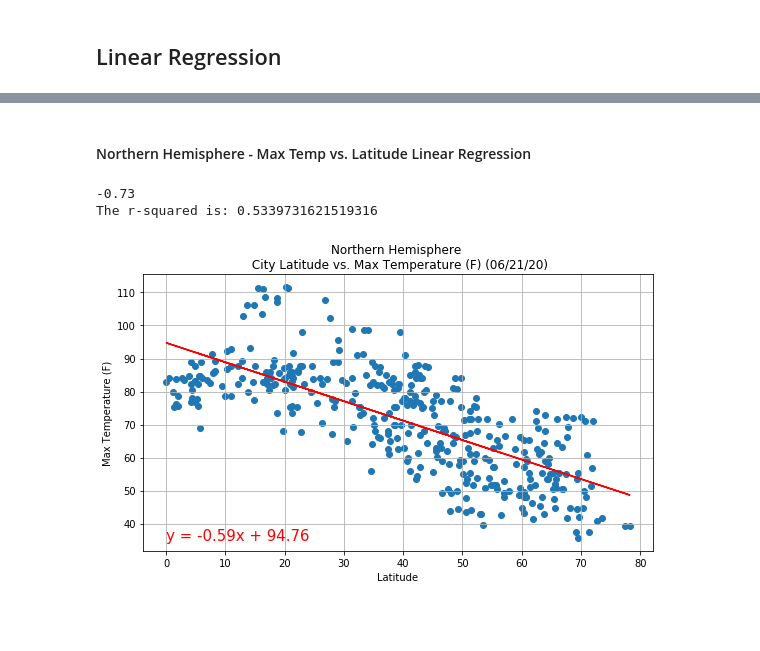
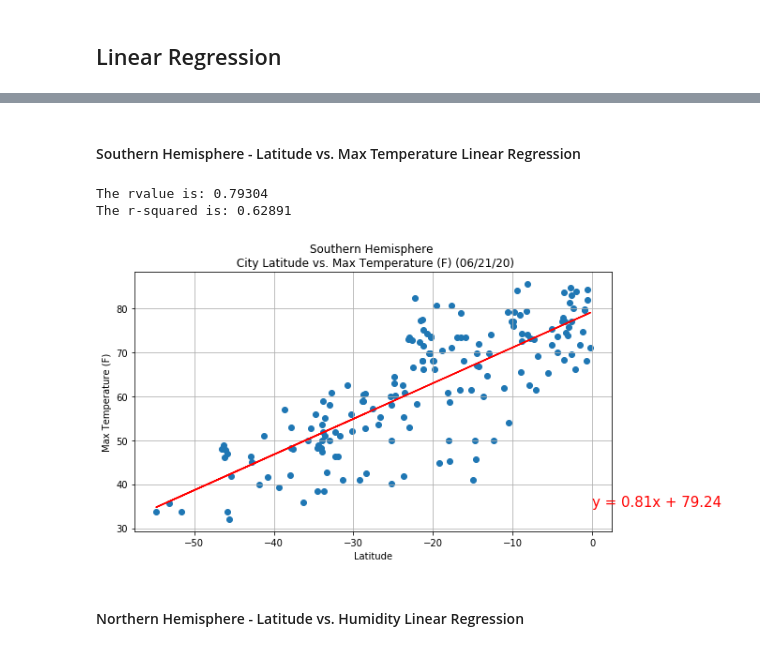
Before and after one commit to dayothompson/Python_Api, a Jupyter notebook: WeatherPy/WeatherPy.ipynb, the cells around one changed output, grey strips where cells are left out. Drawn from its saved outputs; the diff is of its cells as text; code cells hidden in the pictures; blank space fills up the shorter version.

```diff
--- a/WeatherPy/WeatherPy.ipynb
+++ b/WeatherPy/WeatherPy.ipynb
@@ -346,3 +352,23 @@ plt.show()
+# %%
+# OPTIONAL: Create a function to create Linear Regression plots
+
+def plot(x_values, y_values):
+    (slope, intercept, rvalue, pvalue, stderr) = linregress(x_values, y_values)
+    regress_values = x_values * slope + intercept
+    line_eq = "y = " + str(round(slope,2)) + "x + " + str(round(intercept,2))
+    plt.figure(figsize=(8,5))
+    plt.xlabel(xlabel)
+    plt.ylabel(ylabel)
+    plt.title(title)
+    plt.grid()
+    plt.tight_layout()
+    plt.scatter(x_values,y_values)
+    plt.plot(x_values,regress_values,"r-")
+    print(f'The rvalue is: {round((rvalue), 5)}')
+    print(f'The r-squared is: {round((rvalue**2), 5)}')
+    plt.annotate(line_eq, (0,35), color="red", fontsize=15)
+    plt.savefig(savefile)
+    plt.show()
 # %%
 # Create Northern and Southern Hemisphere DataFrames
 northhem_data = new_file[new_file["Latitude"]> 0]
@@ -350,25 +393,19 @@ southhem_data = new_file[new_file["Latitude"]<=0]
+# %% [markdown]
+####  Southern Hemisphere - Latitude vs. Max Temperature Linear Regression
+# %%
+# Southern Hemisphere - Latitude vs. Max Temperature Linear Regression
+
+x_values = southhem_data["Latitude"]
+y_values = southhem_data["Max Temp"]
+xlabel = "Latitude"
+ylabel = "Max Temperature (F)"
+title = "Southern Hemisphere \n City Latitude vs. Max Temperature (F) (06/21/20)"
+savefile = "../output_data/Southern Hemisphere - Latitude vs. Max Temperature Linear Regression.png"
+
+plot(x_values, y_values)
+# %% [output]
+The rvalue is: 0.79304
+The r-squared is: 0.62891
+[figure, added]
 # %% [markdown]
-####  Northern Hemisphere - Max Temp vs. Latitude Linear Regression
+####  Northern Hemisphere - Latitude vs. Humidity Linear Regression
-# %%
-x_values = northhem_data["Latitude"]
-y_values = northhem_data["Max Temp"]
-(slope, intercept, rvalue, pvalue, stderr) = linregress(x_values, y_values)
-regress_values = x_values * slope + intercept
-line_eq = "y = " + str(round(slope,2)) + "x + " + str(round(intercept,2))
-plt.figure(figsize=(8,5))
-plt.xlabel("Latitude")
-plt.ylabel("Max Temperature (F)")
-plt.title("Northern Hemisphere \n City Latitude vs. Max Temperature (F) (06/21/20)")
-plt.grid()
-plt.tight_layout()
-plt.scatter(x_values,y_values)
-plt.plot(x_values,regress_values,"r-")
-print(round(rvalue, 2))
-print(f'The r-squared is: {rvalue**2}')
-plt.annotate(line_eq, (0,35), color="red", fontsize=15)
-plt.savefig("../output_data/Northern Hemisphere - Max Temp vs. Latitude Linear Regression.png")
-plt.show()
-# %% [output]
--0.73
-The r-squared is: 0.5339731621519316
-[figure, removed]
```
Also changed, not shown: parts of 34 cells of this notebook, 21 other files.
